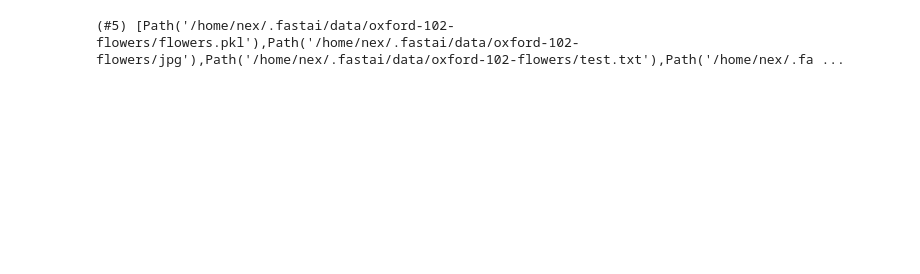
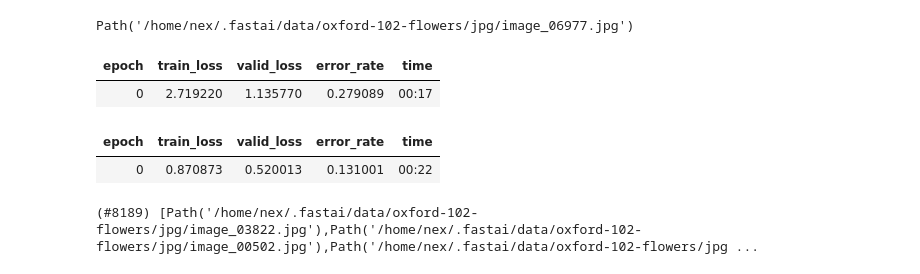
Before and after one commit to nez/fastai-ejercicios, a Jupyter notebook: flowers.ipynb, the cells around one changed output. Drawn from its saved outputs; the diff is of its cells as text; code cells hidden in the pictures; blank space fills up the shorter version.

```diff
--- a/flowers.ipynb
+++ b/flowers.ipynb
@@ -4,0 +11,27 @@ path = untar_data(URLs.FLOWERS)
+# %%
+flower_names = [
+    "pink primrose", "hard-leaved pocket orchid", "canterbury bells",
+    "sweet pea", "english marigold", "tiger lily", "moon orchid",
+    "bird of paradise", "monkshood", "globe thistle", "snapdragon",
+    "colt's foot", "king protea", "spear thistle", "yellow iris",
+    "globe-flower", "purple coneflower", "peruvian lily", "balloon flower",
+    "giant white arum lily", "fire lily", "pincushion flower", "fritillary",
+    "red ginger", "grape hyacinth", "corn poppy", "prince of wales feathers",
+    "stemless gentian", "artichoke", "sweet william", "carnation",
+    "garden phlox", "love in the mist", "mexican aster", "alpine sea holly",
+    "ruby-lipped cattleya", "cape flower", "great masterwort", "siam tulip",
+    "lenten rose", "barbeton daisy", "daffodil", "sword lily", "poinsettia",
+    "bolero deep blue", "wallflower", "marigold", "buttercup", "oxeye daisy",
+    "common dandelion", "petunia", "wild pansy", "primula", "sunflower",
+    "pelargonium", "bishop of llandaff", "gaura", "geranium", "orange dahlia",
+    "pink-yellow dahlia", "cautleya spicata", "japanese anemone",
+    "black-eyed susan", "silverbush", "californian poppy", "osteospermum",
+    "spring crocus", "bearded iris", "windflower", "tree poppy", "gazania",
+    "azalea", "water lily", "rose", "thorn apple", "morning glory",
+    "passion flower", "lotus", "toad lily", "anthurium", "frangipani",
+    "clematis", "hibiscus", "columbine", "desert-rose", "tree mallow",
+    "magnolia", "cyclamen", "watercress", "canna lily", "hippeastrum",
+    "bee balm", "ball moss", "foxglove", "bougainvillea", "camellia", "mallow",
+    "mexican petunia", "bromelia", "blanket flower", "trumpet creeper",
+    "blackberry lily"
+]
@@ -4,0 +54,16 @@ path = untar_data(URLs.FLOWERS)
+# %%
+k = 0
+for c in train_df[1]:
+  for i in range(len(flower_names)):
+    if c == i:
+      train_df.iloc[k,1] = flower_names[i]
+  k+=1
+
+#for i in range(len(train_df[0])):
+#    train_df.iloc[i,0] = path/train_df.iloc[i,0]
+# %%
+train_df[0][0]
+# %% [output]
+Path('/home/nex/.fastai/data/oxford-102-flowers/jpg/image_06977.jpg')
+# %%
+dls = ImageDataLoaders.from_df(train_df, path=path, item_tfms = [ Resize((200, 150), method='squish')], bs = 32)
@@ -5,6 +72,9 @@ path = untar_data(URLs.FLOWERS)
 # %%
-path.ls()
+learn.fine_tune(1)
 # %% [output]
-(#5) [Path('/home/nex/.fastai/data/oxford-102-flowers/flowers.pkl'),Path('/home/nex/.fastai/data/oxford-102-flowers/jpg'),Path('/home/nex/.fastai/data/oxford-102-flowers/test.txt'),Path('/home/nex/.fa ...
+| epoch | train_loss | valid_loss | error_rate | time |
+| 0 | 2.719220 | 1.135770 | 0.279089 | 00:17 |
+| epoch | train_loss | valid_loss | error_rate | time |
+| 0 | 0.870873 | 0.520013 | 0.131001 | 00:22 |
 # %%
 files = get_image_files(path/"jpg")
@@ -14,3 +81,7 @@ dls = ImageDataLoaders.from_name_func(path, files, label_func, item_tfms=Resize(
+# %%
+files
+# %% [output]
+(#8189) [Path('/home/nex/.fastai/data/oxford-102-flowers/jpg/image_03822.jpg'),Path('/home/nex/.fastai/data/oxford-102-flowers/jpg/image_00502.jpg'),Path('/home/nex/.fastai/data/oxford-102-flowers/jpg ...
 # %%
 len(files)
 files[0]
```
Also changed, not shown: parts of 13 cells of this notebook, 2 other files.
